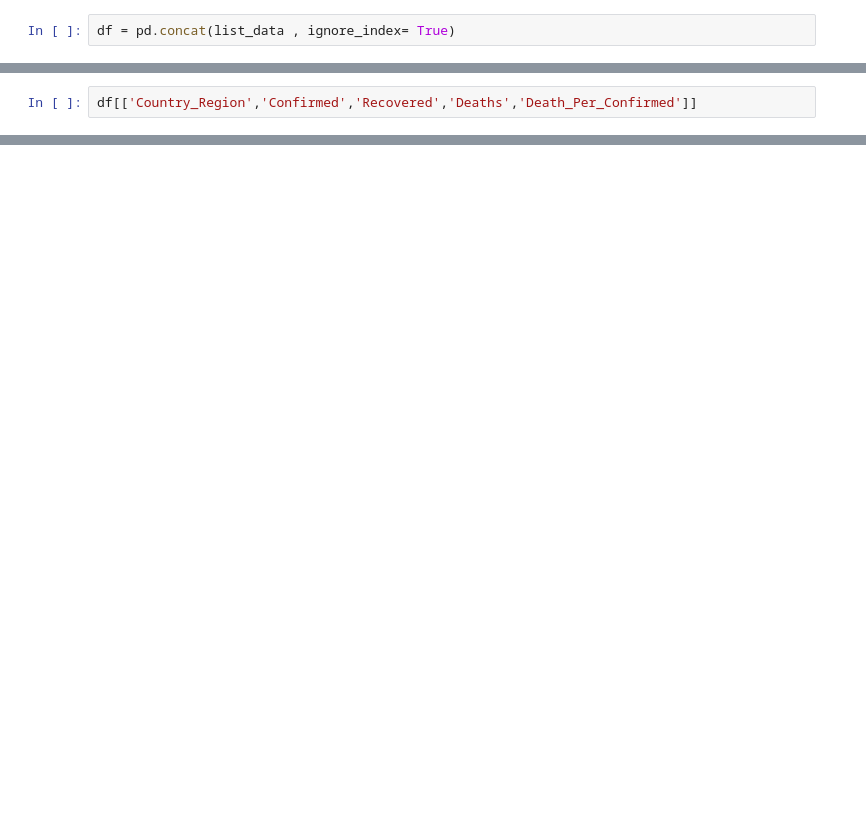
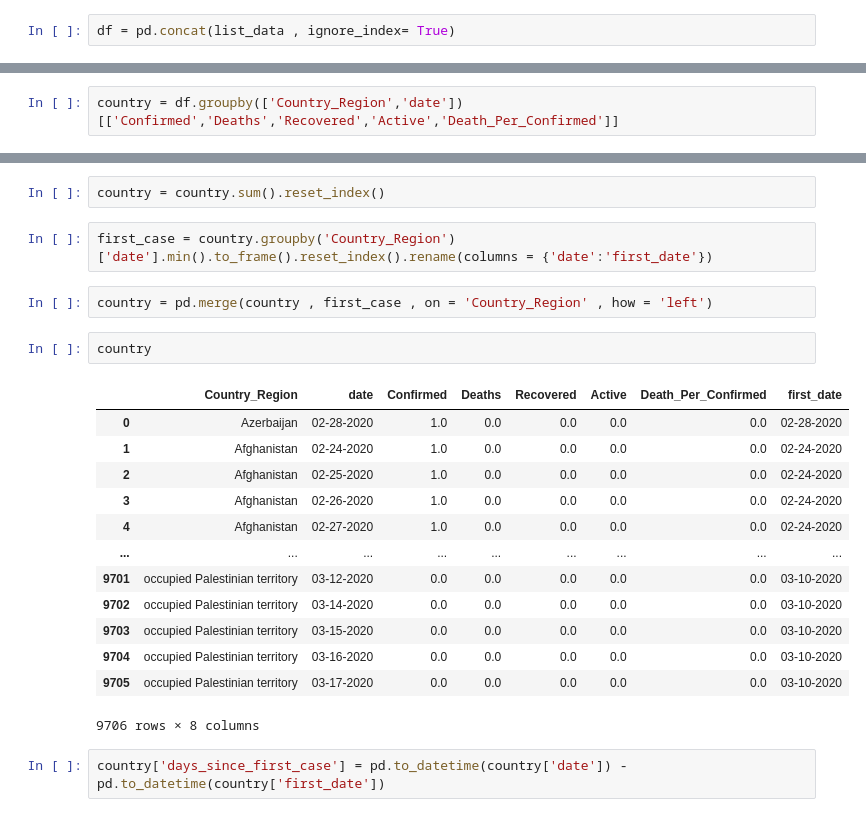
Before and after one commit to Shreyas3108/Decodr13_Apr, a Jupyter notebook: CovidDataCreation.ipynb, the cells around one changed output, grey strips where cells are left out. Saved outputs shown, nothing was run; the diff lists cells and outputs as text; blank space fills up the shorter version.

```diff
--- a/CovidDataCreation.ipynb
+++ b/CovidDataCreation.ipynb
@@ -53,2 +145,2 @@ df['Death_Per_Confirmed'] = (df['Deaths'] / df['Confirmed'])*100
 # %%
-df[['Country_Region','Confirmed','Recovered','Deaths','Death_Per_Confirmed']]
+country = df.groupby(['Country_Region','date'])[['Confirmed','Deaths','Recovered','Active','Death_Per_Confirmed']]
@@ -100,0 +147,24 @@ df[(df['Country_Region'] == 'India') | (df['Country_Region'] == 'US')]
+# %%
+country = country.sum().reset_index()
+# %%
+first_case = country.groupby('Country_Region')['date'].min().to_frame().reset_index().rename(columns = {'date':'first_date'})
+# %%
+country = pd.merge(country , first_case , on = 'Country_Region' , how = 'left')
+# %%
+country
+# %% [output]
+|  | Country_Region | date | Confirmed | Deaths | Recovered | Active | Death_Per_Confirmed | first_date |
+| 0 | Azerbaijan | 02-28-2020 | 1.0 | 0.0 | 0.0 | 0.0 | 0.0 | 02-28-2020 |
+| 1 | Afghanistan | 02-24-2020 | 1.0 | 0.0 | 0.0 | 0.0 | 0.0 | 02-24-2020 |
+| 2 | Afghanistan | 02-25-2020 | 1.0 | 0.0 | 0.0 | 0.0 | 0.0 | 02-24-2020 |
+| 3 | Afghanistan | 02-26-2020 | 1.0 | 0.0 | 0.0 | 0.0 | 0.0 | 02-24-2020 |
+| 4 | Afghanistan | 02-27-2020 | 1.0 | 0.0 | 0.0 | 0.0 | 0.0 | 02-24-2020 |
+| ... | ... | ... | ... | ... | ... | ... | ... | ... |
+| 9701 | occupied Palestinian territory | 03-12-2020 | 0.0 | 0.0 | 0.0 | 0.0 | 0.0 | 03-10-2020 |
+| 9702 | occupied Palestinian territory | 03-14-2020 | 0.0 | 0.0 | 0.0 | 0.0 | 0.0 | 03-10-2020 |
+| 9703 | occupied Palestinian territory | 03-15-2020 | 0.0 | 0.0 | 0.0 | 0.0 | 0.0 | 03-10-2020 |
+| 9704 | occupied Palestinian territory | 03-16-2020 | 0.0 | 0.0 | 0.0 | 0.0 | 0.0 | 03-10-2020 |
+| 9705 | occupied Palestinian territory | 03-17-2020 | 0.0 | 0.0 | 0.0 | 0.0 | 0.0 | 03-10-2020 |
+9706 rows × 8 columns
+# %%
+country['days_since_first_case'] = pd.to_datetime(country['date']) - pd.to_datetime(country['first_date'])
```
Also changed, not shown: parts of 24 cells of this notebook.
